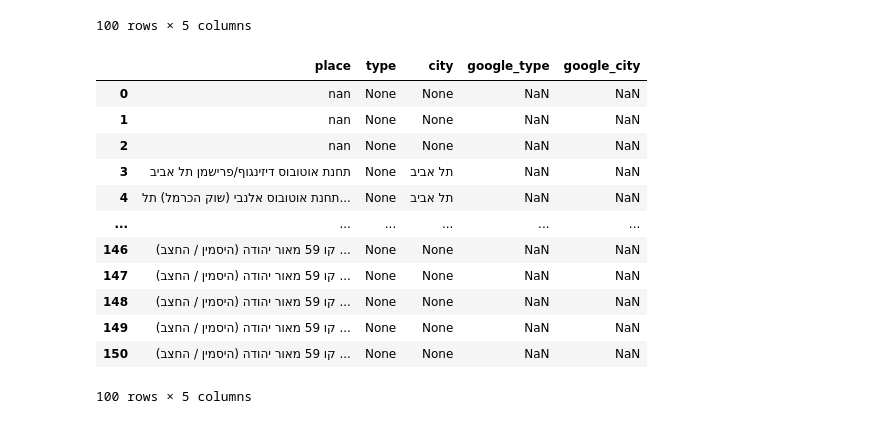
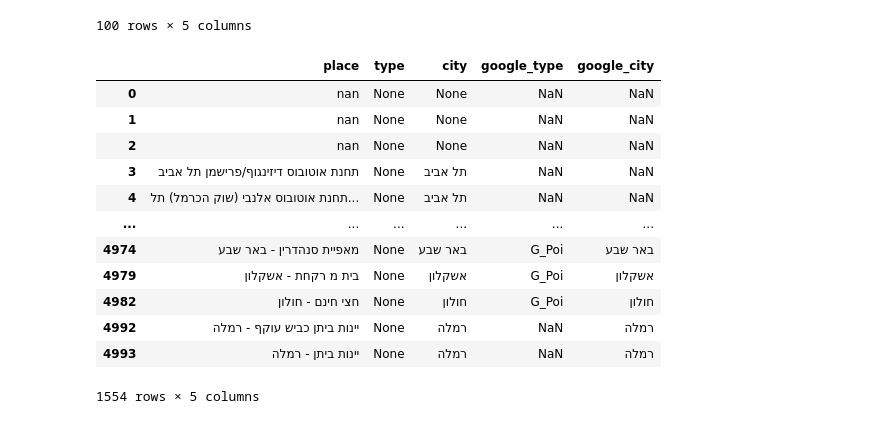
Before and after one commit to yuvalsolaz/geocore, a Jupyter notebook: notebooks/type_extraction.ipynb, the cells around one changed output. Cells and saved outputs as stored; diff of their text form; code cells hidden in the pictures.

```diff
--- a/notebooks/type_extraction.ipynb
+++ b/notebooks/type_extraction.ipynb
@@ -167,20 +176,20 @@ df_topics[df_topics["city"].isna()].head(100) #failed cities extraction
 | 222 | קו 59 מאור יהודה (היסמין / החצב) ... | None | None | NaN | NaN |
 100 rows × 5 columns
 # %%
-df_topics[df_topics["type"].isna()].head(100)  #failed type extraction
+df_topics[df_topics["type"].isna()]  #failed type extraction
 # %% [output]
 |  | place | type | city | google_type | google_city |
 | 0 | nan | None | None | NaN | NaN |
 | 1 | nan | None | None | NaN | NaN |
 | 2 | nan | None | None | NaN | NaN |
 | 3 | תחנת אוטובוס דיזינגוף/פרישמן תל אביב | None | תל אביב | NaN | NaN |
 | 4 | תחנת אוטובוס אלנבי (שוק הכרמל) תל... | None | תל אביב | NaN | NaN |
 | ... | ... | ... | ... | ... | ... |
-| 146 | קו 59 מאור יהודה (היסמין / החצב) ... | None | None | NaN | NaN |
-| 147 | קו 59 מאור יהודה (היסמין / החצב) ... | None | None | NaN | NaN |
-| 148 | קו 59 מאור יהודה (היסמין / החצב) ... | None | None | NaN | NaN |
-| 149 | קו 59 מאור יהודה (היסמין / החצב) ... | None | None | NaN | NaN |
-| 150 | קו 59 מאור יהודה (היסמין / החצב) ... | None | None | NaN | NaN |
+| 4974 | מאפיית סנהדרין - באר שבע | None | באר שבע | G_Poi | באר שבע |
+| 4979 | בית מ רקחת - אשקלון | None | אשקלון | G_Poi | אשקלון |
+| 4982 | חצי חינם - חולון | None | חולון | G_Poi | חולון |
+| 4992 | יינות ביתן כביש עוקף - רמלה | None | רמלה | NaN | רמלה |
+| 4993 | יינות ביתן - רמלה | None | רמלה | NaN | רמלה |
-100 rows × 5 columns
+1554 rows × 5 columns
 # %%
 df[["USG_SP_NAM", "E_ORD","N_ORD"]].dropna()[df["USG_SP_NAM"].dropna().str.contains("אוהל יעקב")]
```
Also changed, not shown: parts of 7 cells of this notebook, 2 other files.
